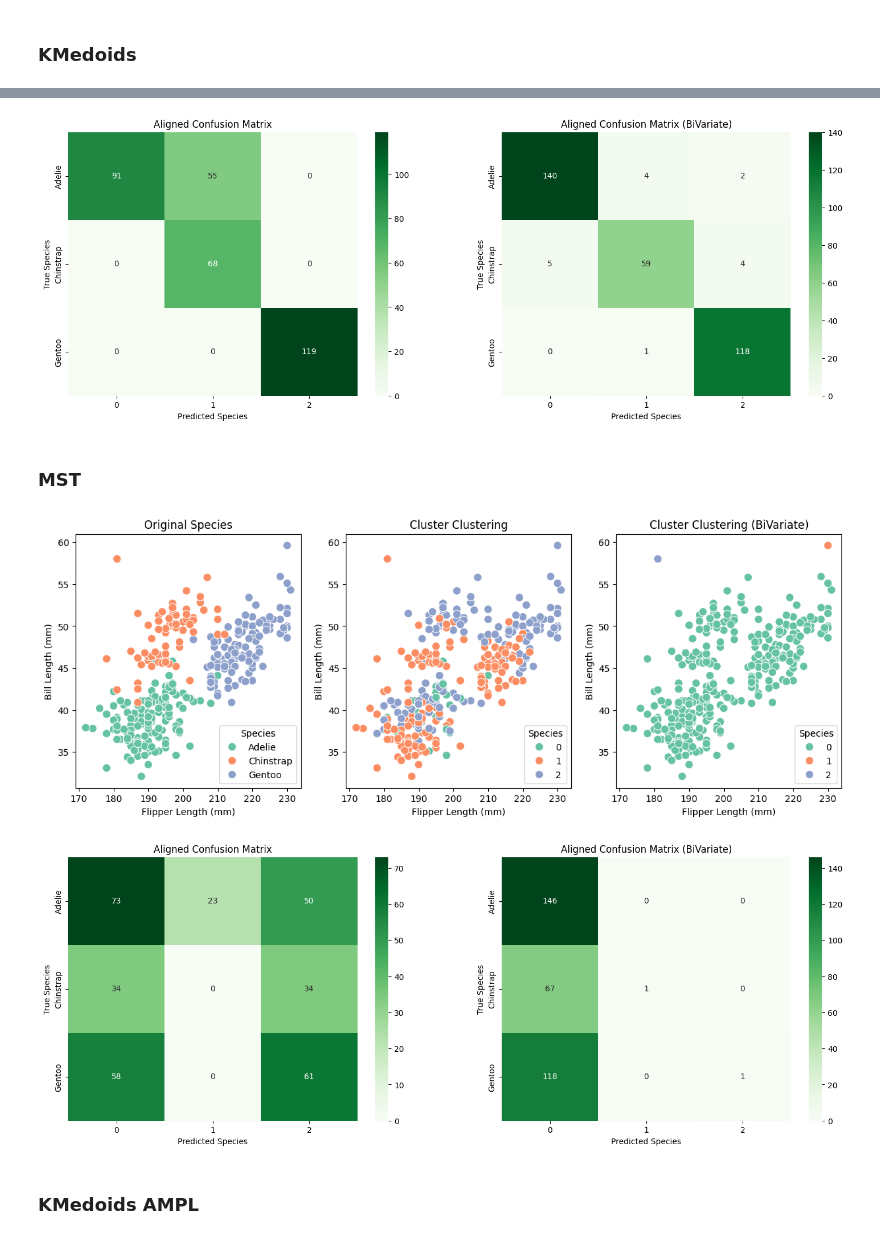
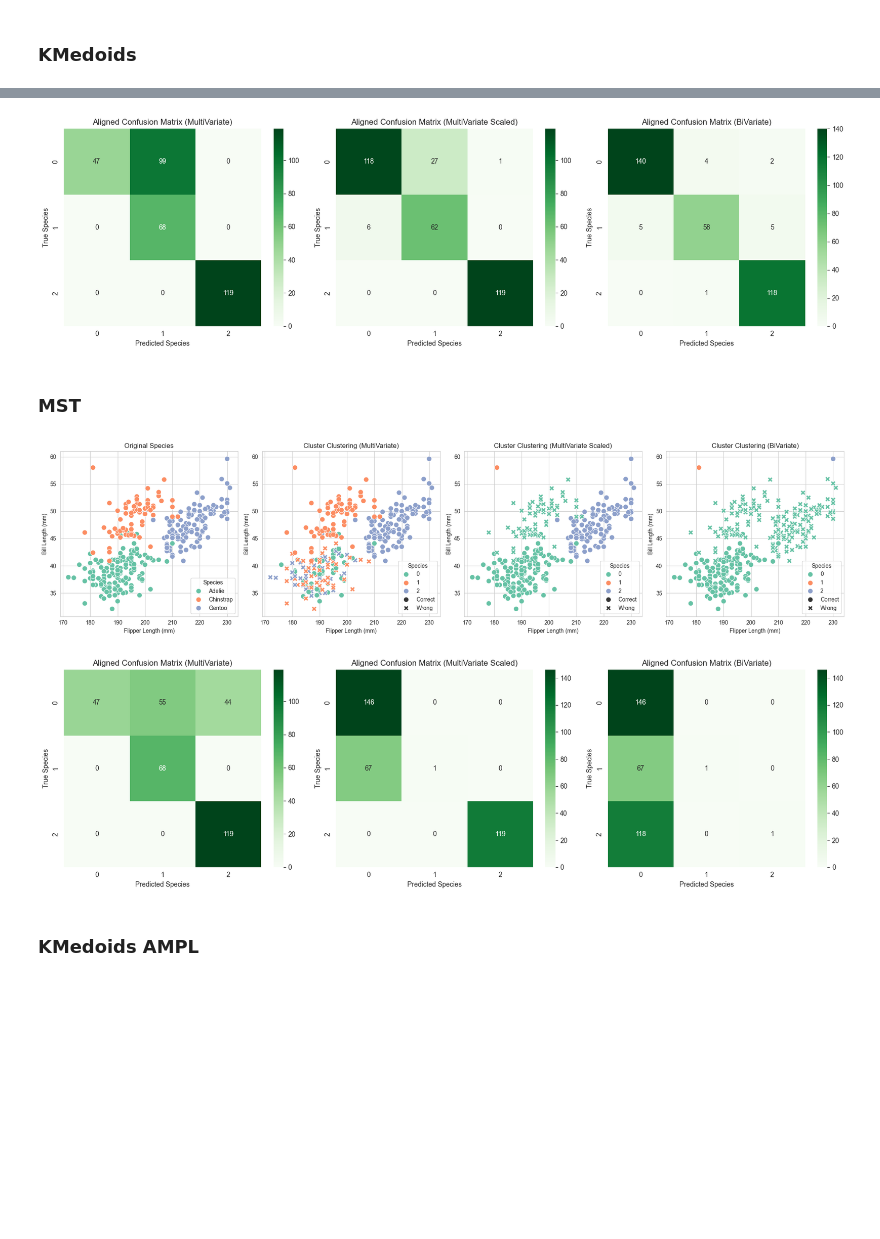
Before and after one commit to ivan-parreno/Cluster, a Jupyter notebook: ods/clustering/clustering.ipynb, the cells around one changed output, grey strips where cells are left out. Cells and saved outputs as stored; diff of their text form; code cells hidden in the pictures; blank space fills up the shorter version.

```diff
--- a/ods/clustering/clustering.ipynb
+++ b/ods/clustering/clustering.ipynb
@@ -107,6 +134,8 @@ from utils import get_aligned_confusion_matrix, show_confusion_matrix, scatter_c
 # %% [markdown]
 ### KMeans
-# %%
-df["Cluster KMeans BiVariate"] = apply_kmeans(df_standardized[anova_results["Feature"][:2]], 3)
-df["Cluster KMeans"] = apply_kmeans(df_standardized[anova_results["Feature"][:5]], 3)
+# %%
+df["Cluster KMeans"] = apply_kmeans(df_standardized[anova_results["Feature"][:6]], 3)
+df["Cluster KMeans Scaled"] = apply_kmeans(df_scaled[anova_results["Feature"][:6]], 3)
+df["Cluster KMeans BiVariate"] = apply_kmeans(df_standardized[anova_results["Feature"][:2]], 3)
+align_with_species(df, ["Cluster KMeans", "Cluster KMeans Scaled", "Cluster KMeans BiVariate"])
 # %%
@@ -130,6 +172,8 @@ show_confusion_matrix(
 # %% [markdown]
 ### KMedoids
-# %%
-df["Cluster KMedoids BiVariate"] = apply_kmedoids(df_standardized[anova_results["Feature"][:2]], 3)
-df["Cluster KMedoids"] = apply_kmedoids(df_standardized[anova_results["Feature"][:5]], 3)
+# %%
+df["Cluster KMedoids"] = apply_kmedoids(df_standardized[anova_results["Feature"][:6]], 3)
+df["Cluster KMedoids Scaled"] = apply_kmedoids(df_scaled[anova_results["Feature"][:6]], 3)
+df["Cluster KMedoids BiVariate"] = apply_kmedoids(df_standardized[anova_results["Feature"][:2]], 3)
+align_with_species(df, ["Cluster KMedoids", "Cluster KMedoids Scaled", "Cluster KMedoids BiVariate"])
 # %%
@@ -139,15 +185,24 @@ scatter_comparison(df, "species", "Cluster KMedoids", "Cluster KMedoids BiVariat
 # %%
-fig, ax = plt.subplots(nrows=1, ncols=2, figsize=(18, 6))
+fig, ax = plt.subplots(nrows=1, ncols=3, figsize=(17, 5))
 show_confusion_matrix(
-    get_aligned_confusion_matrix(df, "species", "Cluster KMedoids"), "Aligned Confusion Matrix", ax=ax[0]
+    confusion_matrix(df["species"].cat.codes, df["Cluster KMedoids"]),
+    "Aligned Confusion Matrix (MultiVariate)",
+    ax=ax[0],
 )
 show_confusion_matrix(
-    get_aligned_confusion_matrix(df, "species", "Cluster KMedoids BiVariate"),
-    "Aligned Confusion Matrix (BiVariate)",
+    confusion_matrix(df["species"].cat.codes, df["Cluster KMedoids Scaled"]),
+    "Aligned Confusion Matrix (MultiVariate Scaled)",
     ax=ax[1],
 )
+show_confusion_matrix(
+    confusion_matrix(df["species"].cat.codes, df["Cluster KMedoids BiVariate"]),
+    "Aligned Confusion Matrix (BiVariate)",
+    ax=ax[2],
+)
+plt.tight_layout()
+fig.savefig("images/kmedoids_confusion.png", dpi=600)
 # %% [output]
-[figure, old version]
+[figure, new version]
 # %% [markdown]
 ### MST
 # %%
@@ -156,16 +213,29 @@ df["Cluster MST"] = run_mst_clustering(df_standardized, cutoff=2)
 # %%
-scatter_comparison(df, "species", "Cluster MST", "Cluster MST BiVariate", "Cluster")
+fig = scatter_comparison(df, "species", "Cluster MST", "Cluster MST Scaled", "Cluster MST BiVariate", "Cluster")
+plt.tight_layout()
+fig.savefig("images/mst_clustering.png", dpi=600)
 # %% [output]
-[figure, old version]
+[figure, new version]
 # %%
-fig, ax = plt.subplots(nrows=1, ncols=2, figsize=(18, 6))
-show_confusion_matrix(get_aligned_confusion_matrix(df, "species", "Cluster MST"), "Aligned Confusion Matrix", ax=ax[0])
+fig, ax = plt.subplots(nrows=1, ncols=3, figsize=(17, 5))
 show_confusion_matrix(
-    get_aligned_confusion_matrix(df, "species", "Cluster MST BiVariate"),
-    "Aligned Confusion Matrix (BiVariate)",
+    confusion_matrix(df["species"].cat.codes, df["Cluster MST"]),
+    "Aligned Confusion Matrix (MultiVariate)",
+    ax=ax[0],
+)
+show_confusion_matrix(
+    confusion_matrix(df["species"].cat.codes, df["Cluster MST Scaled"]),
+    "Aligned Confusion Matrix (MultiVariate Scaled)",
     ax=ax[1],
 )
+show_confusion_matrix(
+    confusion_matrix(df["species"].cat.codes, df["Cluster MST BiVariate"]),
+    "Aligned Confusion Matrix (BiVariate)",
+    ax=ax[2],
+)
+plt.tight_layout()
+fig.savefig("images/mst_confusion.png", dpi=600)
 # %% [output]
-[figure, old version]
+[figure, new version]
 # %% [markdown]
 ### KMedoids AMPL
```
Also changed, not shown: parts of 26 cells of this notebook, 8 other files.
